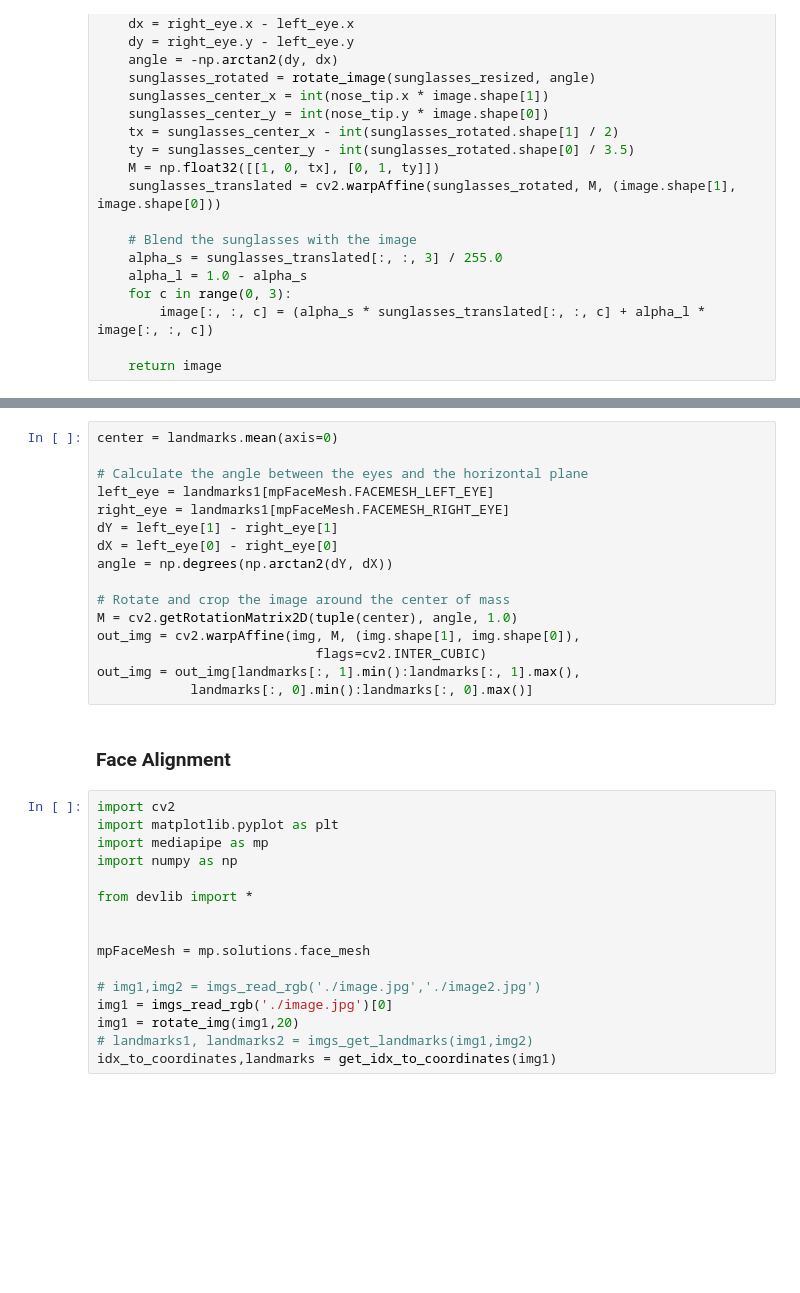
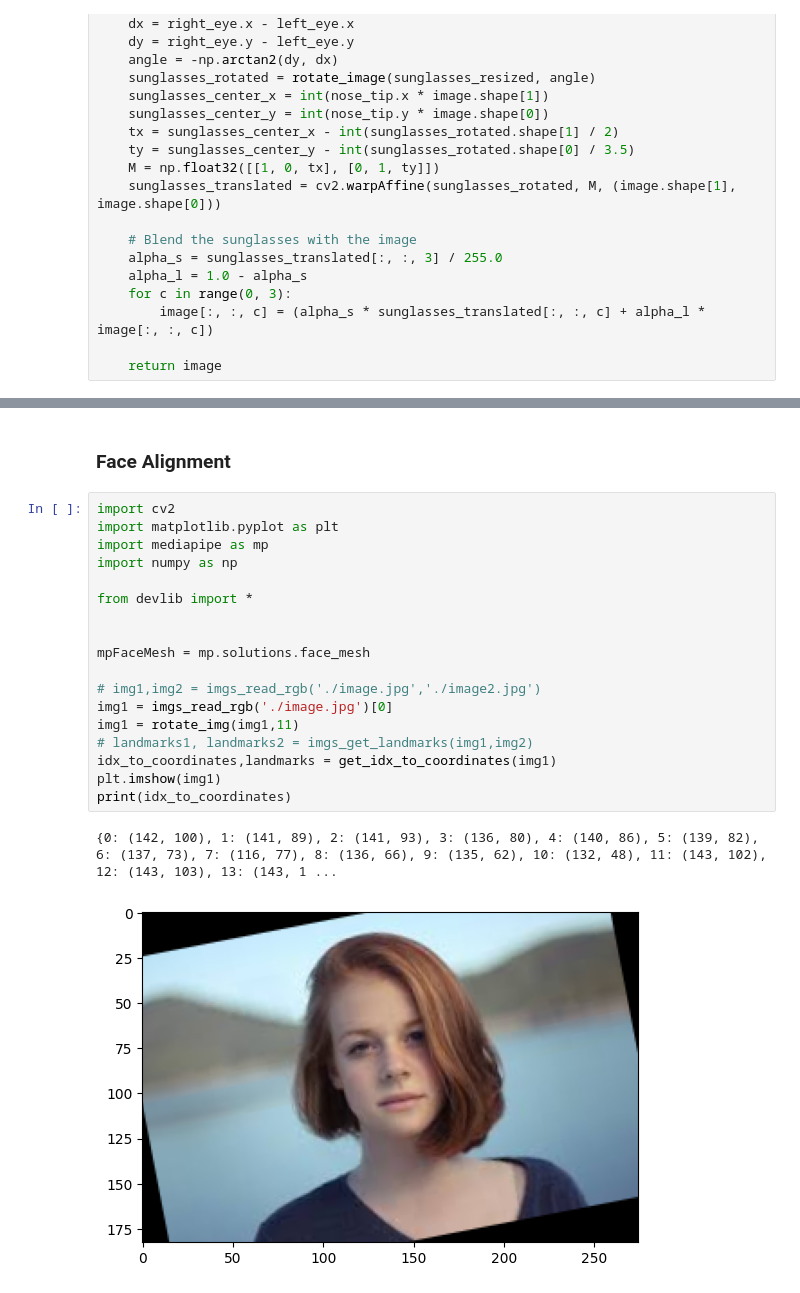
Before and after one commit to ictseoyoungmin/FaceToy_GUI, a Jupyter notebook: dev/f1.ipynb, the cells around one changed output, grey strips where cells are left out. Cells and saved outputs as stored; diff of their text form; blank space fills up the shorter version.

```diff
--- a/dev/f1.ipynb
+++ b/dev/f1.ipynb
@@ -719,37 +410,26 @@ rectangle
-# %%
-center = landmarks.mean(axis=0)
-
-# Calculate the angle between the eyes and the horizontal plane
-left_eye = landmarks1[mpFaceMesh.FACEMESH_LEFT_EYE]
-right_eye = landmarks1[mpFaceMesh.FACEMESH_RIGHT_EYE]
-dY = left_eye[1] - right_eye[1]
-dX = left_eye[0] - right_eye[0]
-angle = np.degrees(np.arctan2(dY, dX))
-
-# Rotate and crop the image around the center of mass
-M = cv2.getRotationMatrix2D(tuple(center), angle, 1.0)
-out_img = cv2.warpAffine(img, M, (img.shape[1], img.shape[0]),
-                            flags=cv2.INTER_CUBIC)
-out_img = out_img[landmarks[:, 1].min():landmarks[:, 1].max(),
-            landmarks[:, 0].min():landmarks[:, 0].max()]
 # %% [markdown]
 ### Face Alignment
 # %%
 import cv2
 import matplotlib.pyplot as plt
 import mediapipe as mp
 import numpy as np
 
 from devlib import *
 
 
 mpFaceMesh = mp.solutions.face_mesh
 
 # img1,img2 = imgs_read_rgb('./image.jpg','./image2.jpg')
 img1 = imgs_read_rgb('./image.jpg')[0]
-img1 = rotate_img(img1,20)
+img1 = rotate_img(img1,11)
 # landmarks1, landmarks2 = imgs_get_landmarks(img1,img2)
 idx_to_coordinates,landmarks = get_idx_to_coordinates(img1)
+plt.imshow(img1)
+print(idx_to_coordinates)
+# %% [output]
+{0: (142, 100), 1: (141, 89), 2: (141, 93), 3: (136, 80), 4: (140, 86), 5: (139, 82), 6: (137, 73), 7: (116, 77), 8: (136, 66), 9: (135, 62), 10: (132, 48), 11: (143, 102), 12: (143, 103), 13: (143, 1 ...
+[figure, added]
 # %%
 connections = [mpFaceMesh.FACEMESH_LEFT_EYE,mpFaceMesh.FACEMESH_RIGHT_EYE]
 left_eye = get_connection_points(idx_to_coordinates,connections[0])
```
Also changed, not shown: parts of 18 cells of this notebook, 2 other files.
